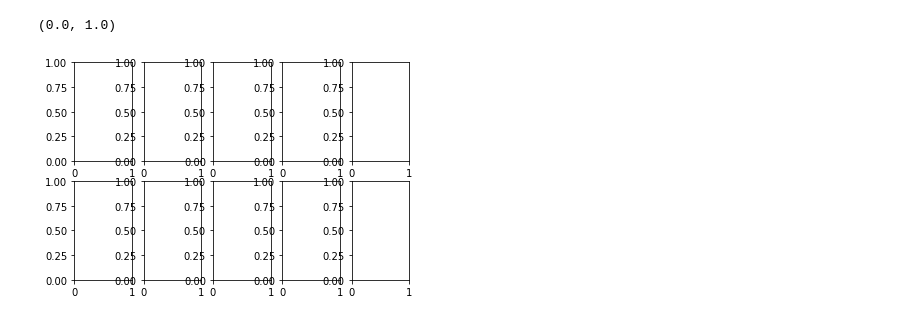
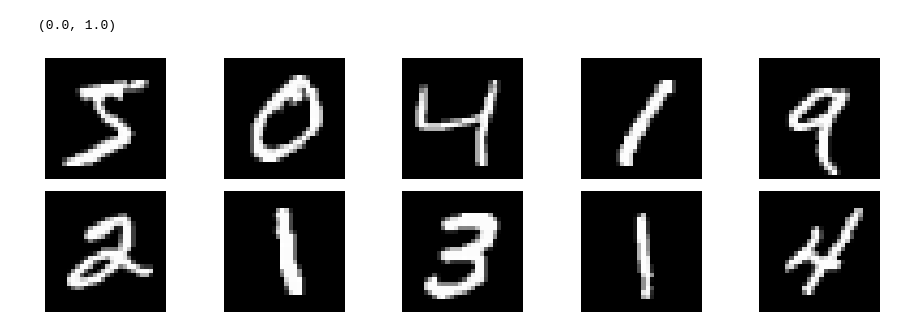
Before and after one commit to FHegardt/Deep_Learning_FH, a Jupyter notebook: Lec2_MLP_image_classification.ipynb, the cells around one changed output. Saved outputs shown, nothing was run; the diff lists cells and outputs as text; code cells hidden in the pictures.

```diff
--- a/Lec2_MLP_image_classification.ipynb
+++ b/Lec2_MLP_image_classification.ipynb
@@ -20,7 +20,17 @@ X_test.min(), X_test.max()
 255
 0
 (0.0, 1.0)
-# %%
-fig, axes = plt.subplots(2,5)
-# %% [output]
-[figure, removed]
+# %%
+def display_images(data, nrows = 2, ncols = 5, figsize =(16,4)):
+
+    fig, axes = plt.subplots(nrows, ncols, figsize = figsize)
+
+    for i, ax in enumerate(axes.flatten()):
+        ax.imshow(X_train[i,:,:], cmap = "gray")
+        ax.axis("off")
+
+    fig.subplots_adjust(wspace=0, hspace=.1, bottom=0)
+
+display_images(X_train)
+# %% [output]
+[figure, added]
```
Also changed, not shown: parts of 13 cells of this notebook.
